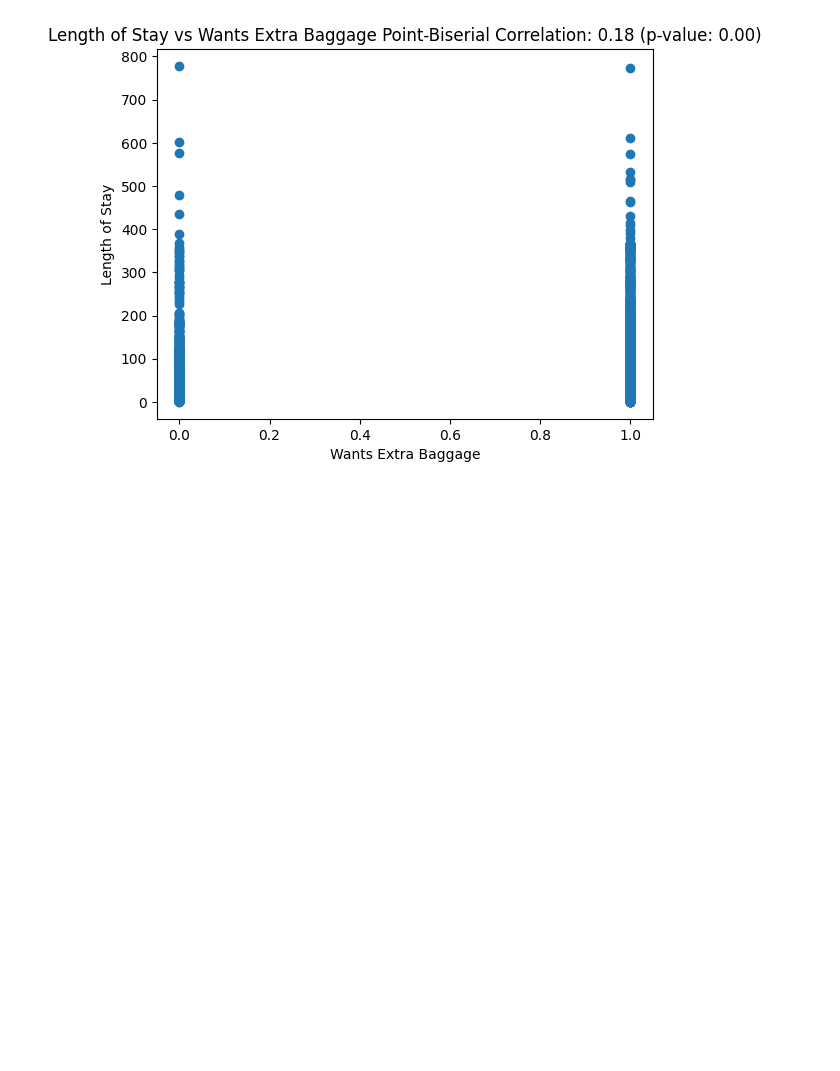
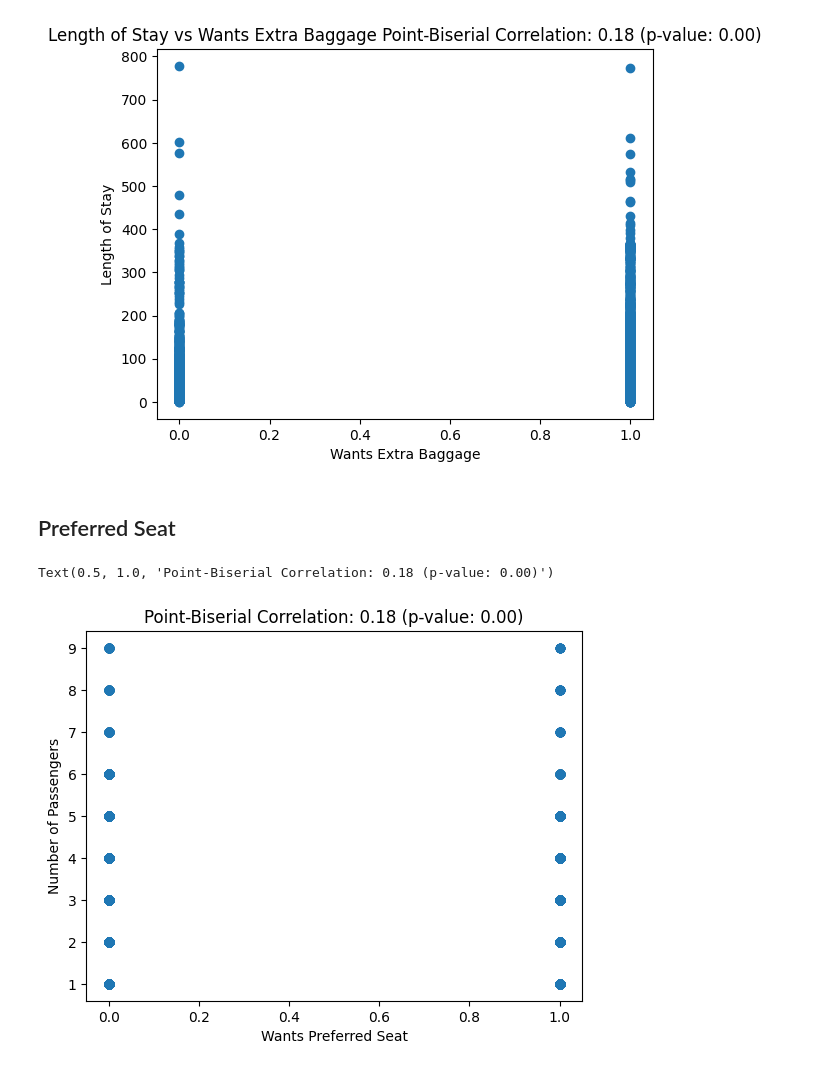
Before and after one commit to qichsia/python, a Jupyter notebook: final_proj/02_data_analysis.ipynb, the cells around one changed output. Cells and saved outputs as stored; diff of their text form; code cells hidden in the pictures; blank space fills up the shorter version.

```diff
--- a/final_proj/02_data_analysis.ipynb
+++ b/final_proj/02_data_analysis.ipynb
@@ -379,4 +221,21 @@ plt.title(f'Length of Stay vs Wants Extra Baggage Point-Biserial Correlation: {c
 plt.show()
 # %% [output]
 [figure]
+# %% [markdown]
+## Preferred Seat
+# %%
+a = df['wants_preferred_seat']
+b = df['num_passengers']
+
+plt.scatter(a, b)
+
+# Add labels and title
+plt.xlabel('Wants Preferred Seat')
+plt.ylabel('Number of Passengers')
+plt.title(f'Point-Biserial Correlation: {correlation_coefficient:.2f} (p-value: {p_value:.2f})')
+
+#data is stacked on top of each other since num_passengers is in integers
+# %% [output]
+Text(0.5, 1.0, 'Point-Biserial Correlation: 0.18 (p-value: 0.00)')
+[figure, added]
 # %%
```
Also changed, not shown: parts of 22 cells of this notebook, 6 other files.
